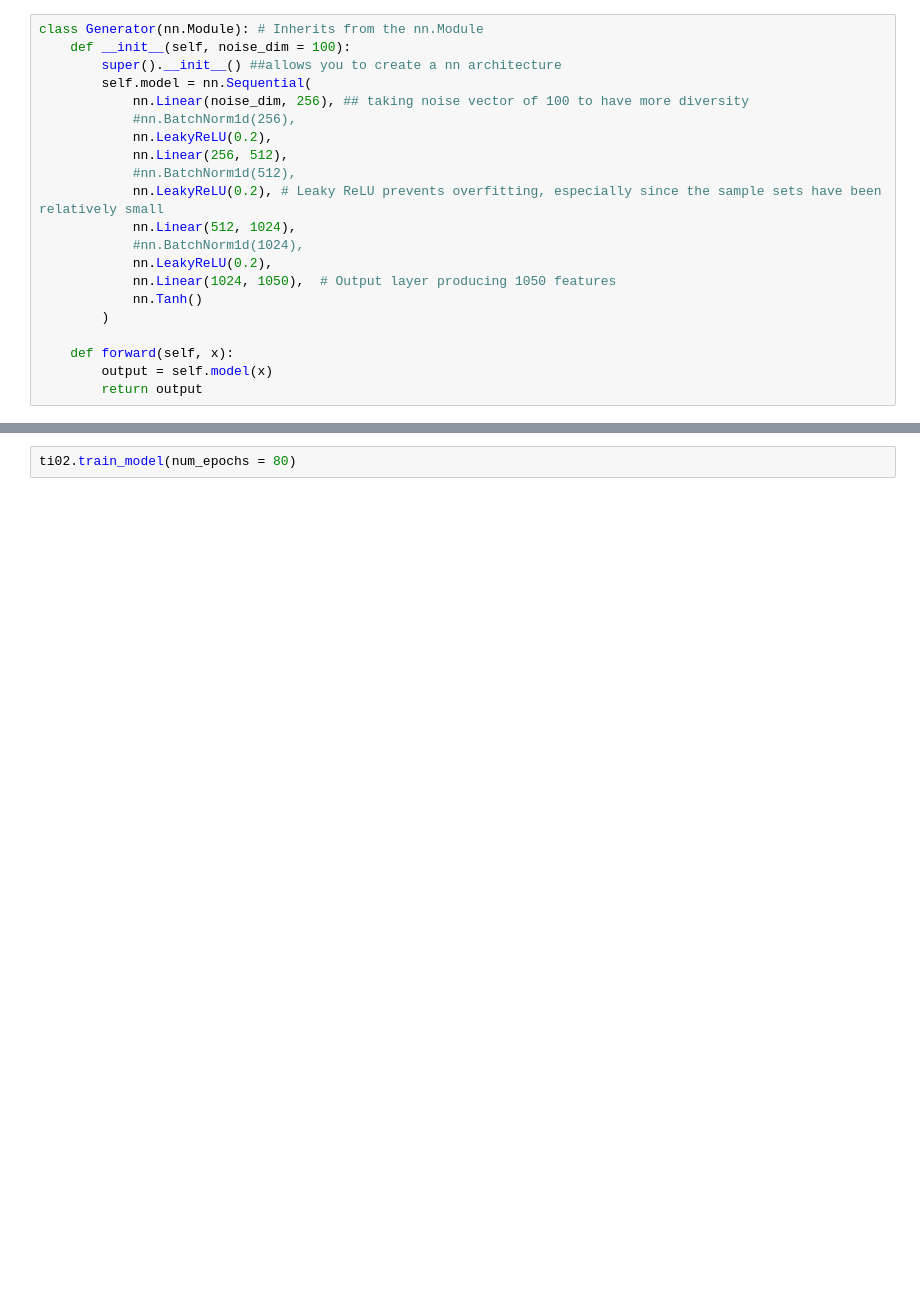
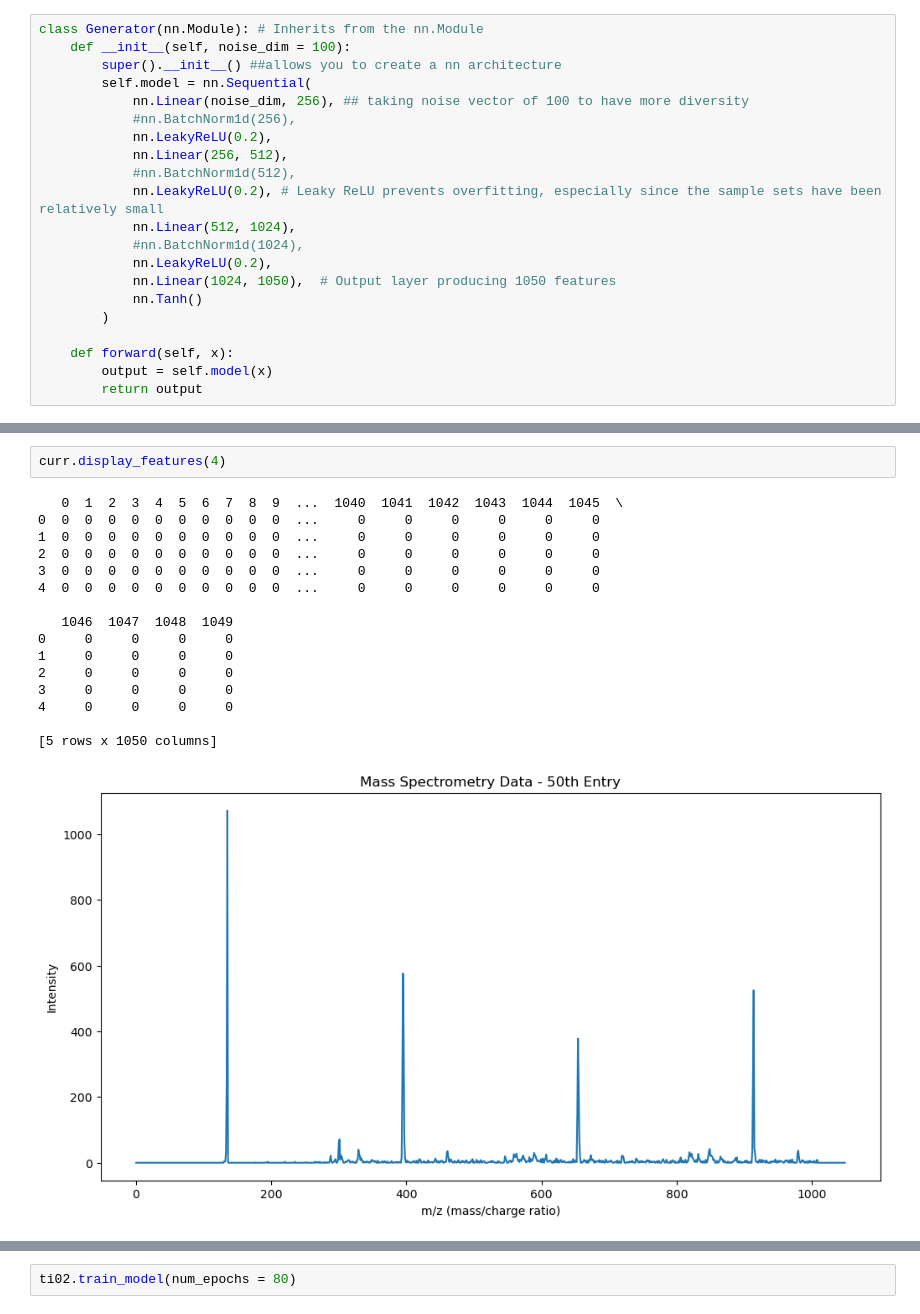
Before and after one commit to justinpham2004/MOMA_MS_Gans, a Jupyter notebook: GANS_automated.ipynb, the cells around one changed output, grey strips where cells are left out. Drawn from its saved outputs; the diff is of its cells as text; blank space fills up the shorter version.

```diff
--- a/GANS_automated.ipynb
+++ b/GANS_automated.ipynb
@@ -454,0 +521,19 @@ Yellowstone Green stream powder (991, 1062)
+# %%
+curr.display_features(4)
+# %% [output]
+   0  1  2  3  4  5  6  7  8  9  ...  1040  1041  1042  1043  1044  1045  \
+0  0  0  0  0  0  0  0  0  0  0  ...     0     0     0     0     0     0
+1  0  0  0  0  0  0  0  0  0  0  ...     0     0     0     0     0     0
+2  0  0  0  0  0  0  0  0  0  0  ...     0     0     0     0     0     0
+3  0  0  0  0  0  0  0  0  0  0  ...     0     0     0     0     0     0
+4  0  0  0  0  0  0  0  0  0  0  ...     0     0     0     0     0     0
+
+   1046  1047  1048  1049
+0     0     0     0     0
+1     0     0     0     0
+2     0     0     0     0
+3     0     0     0     0
+4     0     0     0     0
+
+[5 rows x 1050 columns]
+[figure, added]
```
Also changed, not shown: parts of 21 cells of this notebook.
